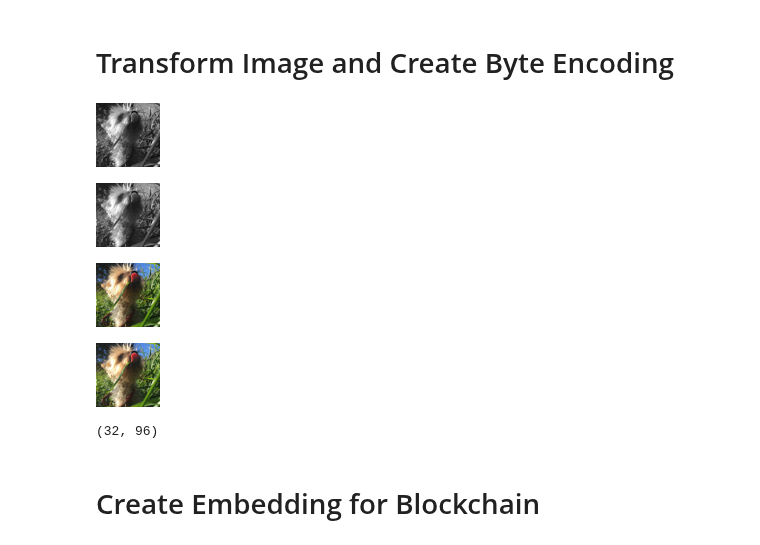
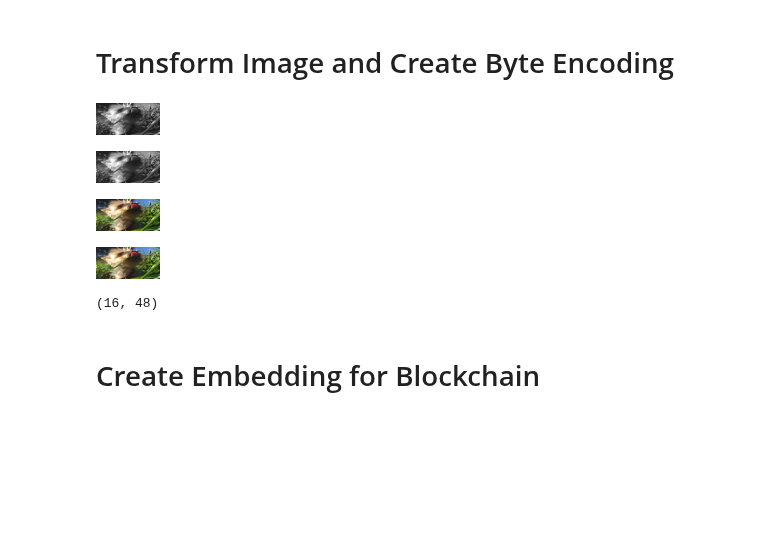
Before and after one commit to ProfDoeg/Colegio_Invisible, a Jupyter notebook: 13_cuaderno.ipynb, the cells around one changed output. Saved outputs shown, nothing was run; the diff lists cells and outputs as text; code cells hidden in the pictures; blank space fills up the shorter version.

```diff
--- a/13_cuaderno.ipynb
+++ b/13_cuaderno.ipynb
@@ -297,8 +299,8 @@ class bitimage():
     self.img_grey=Image.fromarray(self.grey)
     self.bitarray=imgarr2bitarray(self.grey,bit)
     self.bitarray_color=imgarr2bitarray(np.array(self.img_resize)[:,:,:color],bit)
-    self.newimg=Image.fromarray(bitarray2imgarr(self.bitarray,imgshape=dims,bit=bit,color=1).squeeze())
-    self.newimg_color=Image.fromarray(bitarray2imgarr(self.bitarray_color,imgshape=dims,bit=bit,color=3).squeeze())
+    self.newimg=Image.fromarray(bitarray2imgarr(self.bitarray,imgshape=dims[::-1],bit=bit,color=1).squeeze())
+    self.newimg_color=Image.fromarray(bitarray2imgarr(self.bitarray_color,imgshape=dims[::-1],bit=bit,color=3).squeeze())
     self.bytestring=bit_array_2_byte_str(self.bitarray)
     self.bytestring_color=bit_array_2_byte_str(self.bitarray_color)
 # %%
@@ -319,18 +323,18 @@ clavis.jpeg                    rum_0.jpeg              zomnd.png
 # %% [markdown]
 # Transform Image and Create Byte Encoding
 # %%
-bimg=bitimage('Colegio_Invisible/img/peter2.png',dims=(64,64),bit=5,color=3)
+bimg=bitimage('Colegio_Invisible/img/peter2.png',dims=(64,32),bit=5,color=3)
 display(bimg.newimg)
 display(bimg.img_grey)
 display(bimg.newimg_color)
 display(bimg.img_resize)
 len(bimg.bytestring)//80,len(bimg.bytestring_color)//80
 # %% [output]
-[figure, old version]
+[figure, new version]
-[figure, old version]
+[figure, new version]
-[figure, old version]
+[figure, new version]
-[figure, old version]
+[figure, new version]
-(32, 96)
+(16, 48)
 # %% [markdown]
 # Create Embedding for Blockchain
 # %%
```
Also changed, not shown: parts of 3 cells of this notebook.
